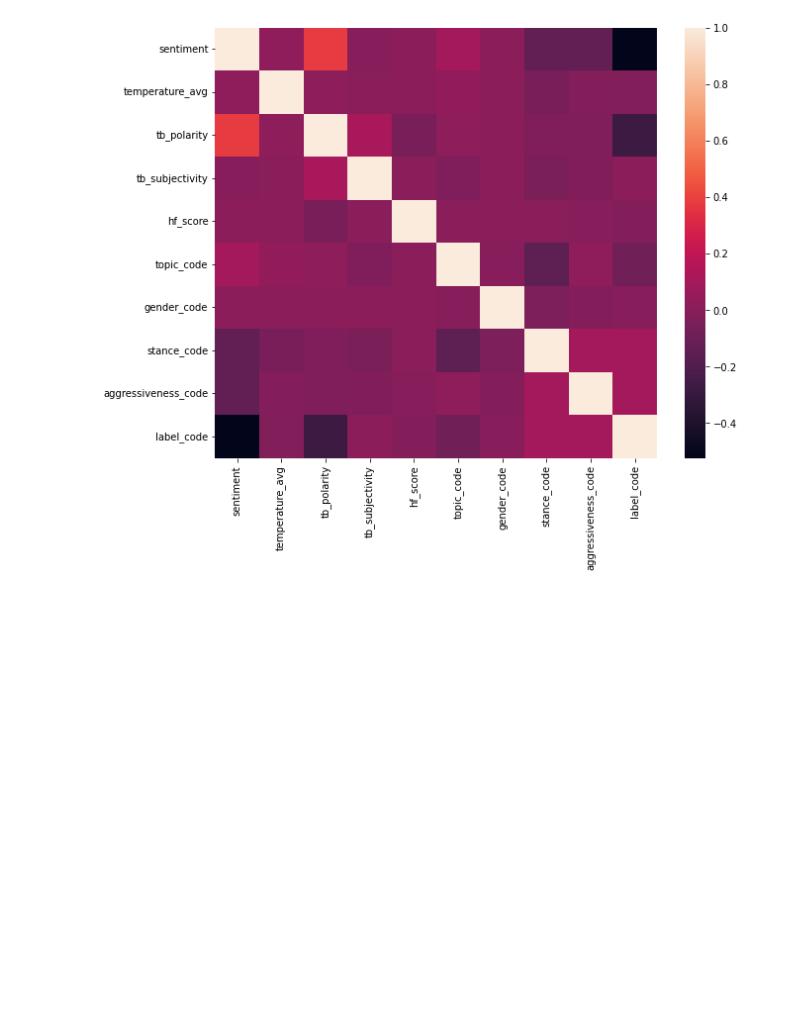
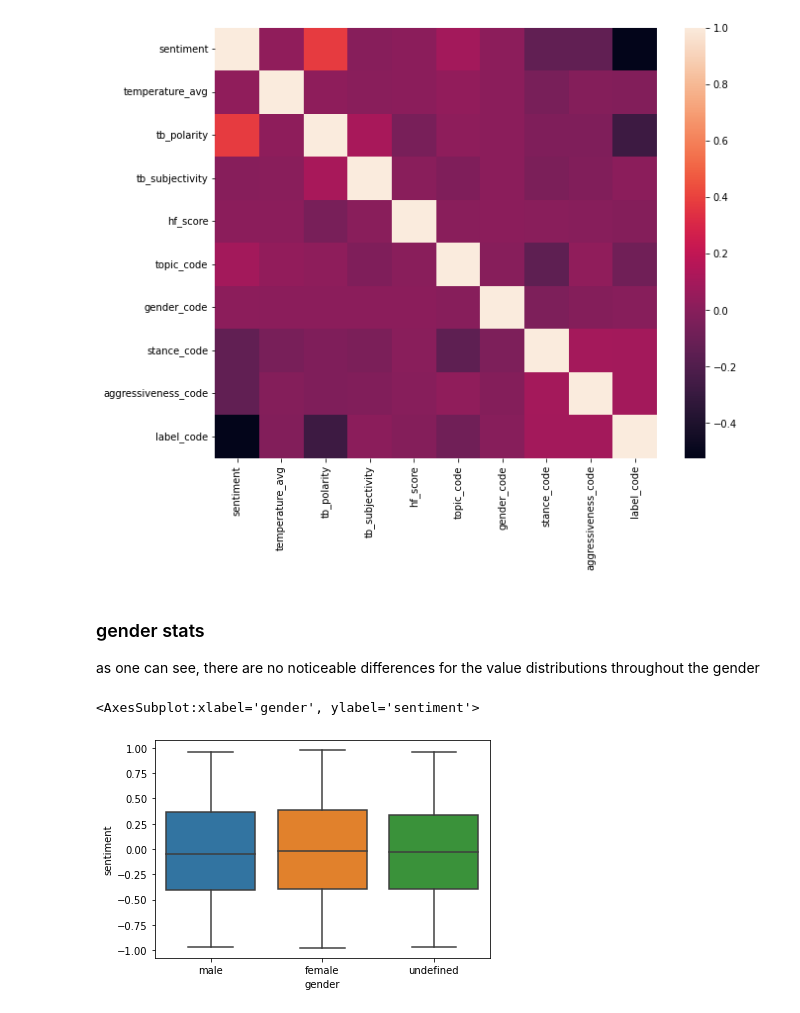
Before and after one commit to 3LL3RM4NN/bdlt_project_the_prophets, a Jupyter notebook: playground_julius.ipynb, the cells around one changed output. Cells and saved outputs as stored; diff of their text form; code cells hidden in the pictures; blank space fills up the shorter version.

Commit message:
added basic boxplots

```diff
--- a/playground_julius.ipynb
+++ b/playground_julius.ipynb
@@ -97,3 +97,11 @@ sns.heatmap(corr, ax=ax)
 # %% [output]
 <AxesSubplot:>
 [figure]
+# %% [markdown]
+### gender stats
+as one can see, there are no noticeable differences for the value distributions throughout the gender
+# %%
+sns.boxplot(x='gender', y='sentiment', data=data)
+# %% [output]
+<AxesSubplot:xlabel='gender', ylabel='sentiment'>
+[figure, added]
```
Also changed, not shown: parts of 16 cells of this notebook.
